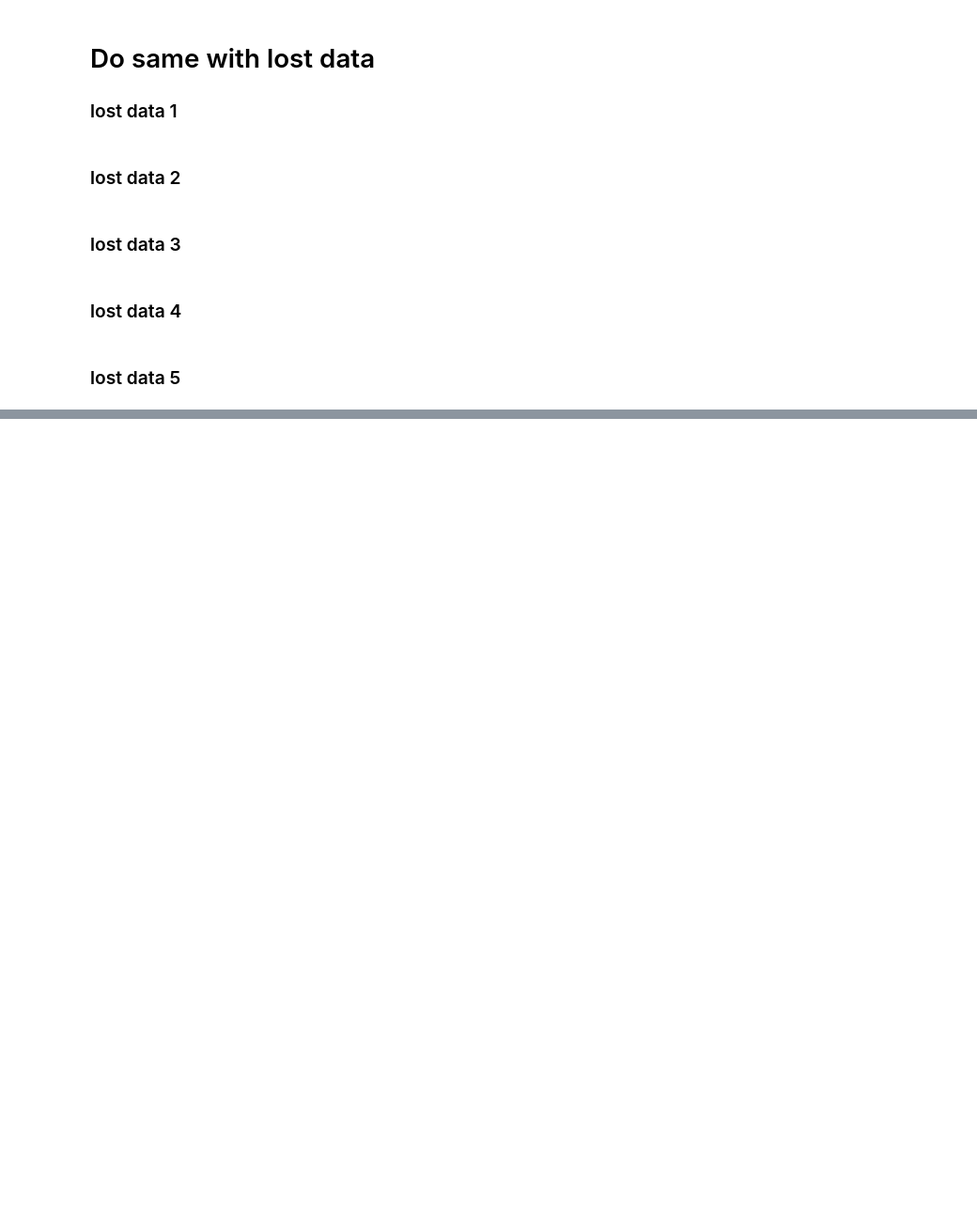
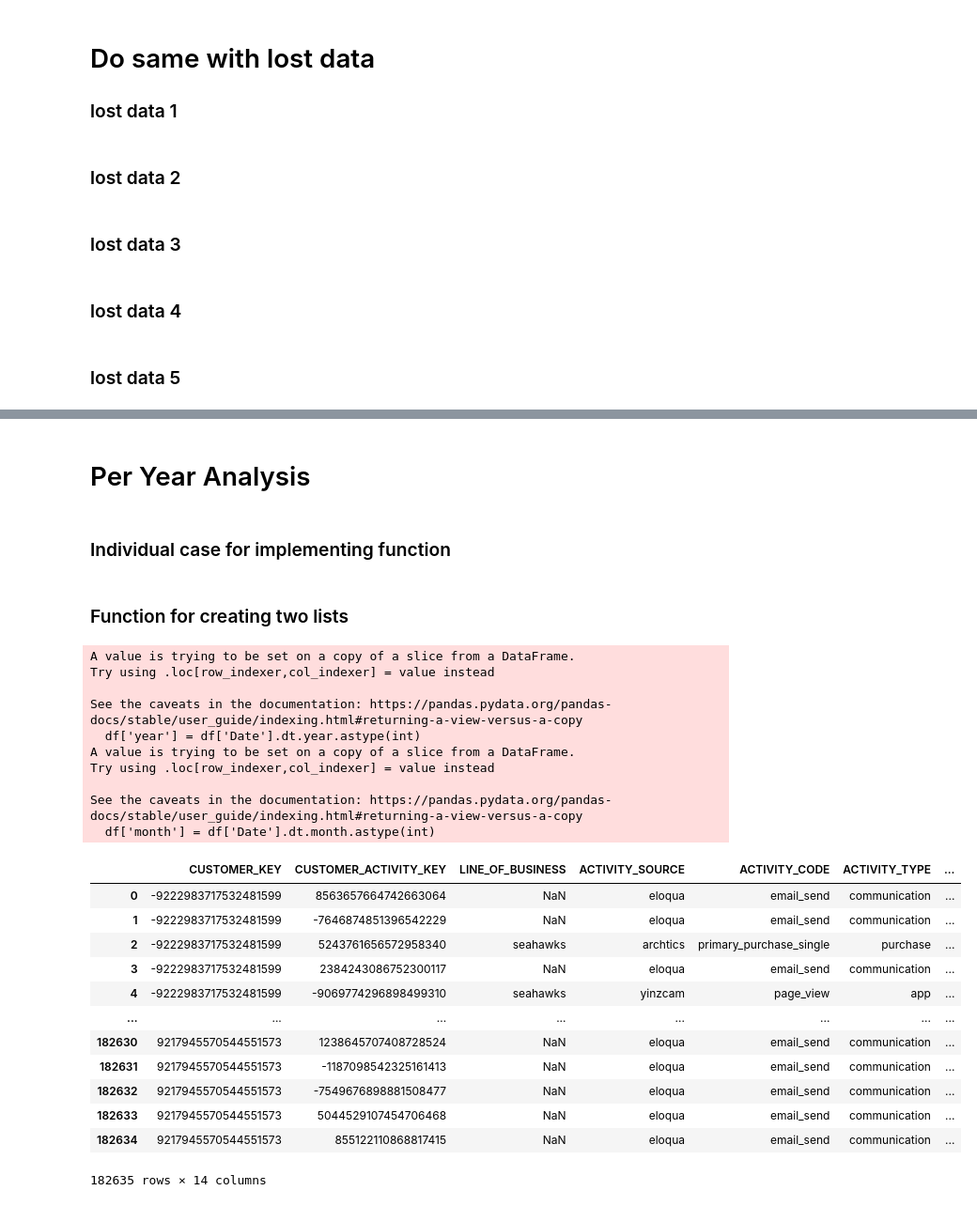
Before and after one commit to ddchamber/Seahawks, a Jupyter notebook: Data_Overview.ipynb, the cells around one changed output, grey strips where cells are left out. Shown at 94% size. Saved outputs shown, nothing was run; the diff lists cells and outputs as text; code cells hidden in the pictures; blank space fills up the shorter version.

```diff
--- a/Data_Overview.ipynb
+++ b/Data_Overview.ipynb
@@ -1130,0 +1114,7 @@ bp_clean2.to_csv("/Users/dan/calpoly/BusinessAnalytics/GSB503HAWKS/data/cleanDat
+# %% [markdown]
+# Per Year Analysis
+# %% [markdown]
+### Individual case for implementing function
+# %%
+bp_filtered_customer1 = bp_filtered[bp_filtered["CUSTOMER_KEY"] == -8897867471703875631]
+bp_filtered_customer1
@@ -1130,0 +1149,69 @@ bp_clean2.to_csv("/Users/dan/calpoly/BusinessAnalytics/GSB503HAWKS/data/cleanDat
+# %% [markdown]
+### Function for creating two lists
+# %%
+def filter_purchase_activity(df):
+    # Convert 'Date' to datetime and extract year and month
+    df['Date'] = pd.to_datetime(df['Date'])
+    df = df.dropna(subset=['Date'])
+    df['year'] = df['Date'].dt.year.astype(int)
+    df['month'] = df['Date'].dt.month.astype(int)
+
+    # Initialize lists to store data for years with and without "primary_purchase_sth"
+    sth_list = []
+    non_sth_list = []
+
+    # Iterate through each unique customer
+    for customer_id in df['CUSTOMER_KEY'].unique():
+        customer_data = df[df['CUSTOMER_KEY'] == customer_id]
+        years = customer_data['year'].unique()
+
+        # Iterate through each year for the current customer
+        for year in years:
+
+            # Define the date range for June 1 to May 30 of the following year
+            start_date = pd.Timestamp(year=year, month=6, day=1)
+            end_date = pd.Timestamp(year=year + 1, month=5, day=30)
+
+            # Filter data within the specified date range
+            year_span_data = customer_data[(customer_data['Date'] >= start_date) & (customer_data['Date'] <= end_date)]
+
+            # Check for "primary_purchase_sth" in activity codes
+            if (year_span_data['ACTIVITY_CODE'] == "primary_purchase_sth").any():
+                sth_list.append(year_span_data)
+            else:
+                non_sth_list.append(year_span_data)
+
+    # Concatenate the results for years with and without the purchase activity
+    sth_df = pd.concat(sth_list, ignore_index=True) if sth_list else pd.DataFrame()
+    non_sth_df = pd.concat(non_sth_list, ignore_index=True) if non_sth_list else pd.DataFrame()
+
+    return sth_df, non_sth_df
+
+# Usage:
+sth_df, non_sth_df = filter_purchase_activity(stnl_filtered)
+
+sth_df
+# %% [output]
+A value is trying to be set on a copy of a slice from a DataFrame.
+Try using .loc[row_indexer,col_indexer] = value instead
+
+See the caveats in the documentation: https://pandas.pydata.org/pandas-docs/stable/user_guide/indexing.html#returning-a-view-versus-a-copy
+  df['year'] = df['Date'].dt.year.astype(int)
+A value is trying to be set on a copy of a slice from a DataFrame.
+Try using .loc[row_indexer,col_indexer] = value instead
+
+See the caveats in the documentation: https://pandas.pydata.org/pandas-docs/stable/user_guide/indexing.html#returning-a-view-versus-a-copy
+  df['month'] = df['Date'].dt.month.astype(int)
+|  | CUSTOMER_KEY | CUSTOMER_ACTIVITY_KEY | LINE_OF_BUSINESS | ACTIVITY_SOURCE | ACTIVITY_CODE | ACTIVITY_TYPE | ... |
+| 0 | -9222983717532481599 | 8563657664742663064 | NaN | eloqua | email_send | communication | ... |
+| 1 | -9222983717532481599 | -7646874851396542229 | NaN | eloqua | email_send | communication | ... |
+| 2 | -9222983717532481599 | 5243761656572958340 | seahawks | archtics | primary_purchase_single | purchase | ... |
+| 3 | -9222983717532481599 | 2384243086752300117 | NaN | eloqua | email_send | communication | ... |
+| 4 | -9222983717532481599 | -9069774296898499310 | seahawks | yinzcam | page_view | app | ... |
+| ... | ... | ... | ... | ... | ... | ... | ... |
+| 182630 | 9217945570544551573 | 1238645707408728524 | NaN | eloqua | email_send | communication | ... |
+| 182631 | 9217945570544551573 | -1187098542325161413 | NaN | eloqua | email_send | communication | ... |
+| 182632 | 9217945570544551573 | -7549676898881508477 | NaN | eloqua | email_send | communication | ... |
+| 182633 | 9217945570544551573 | 5044529107454706468 | NaN | eloqua | email_send | communication | ... |
+| 182634 | 9217945570544551573 | 855122110868817415 | NaN | eloqua | email_send | communication | ... |
+182635 rows × 14 columns
```
Also changed, not shown: parts of 55 cells of this notebook.
